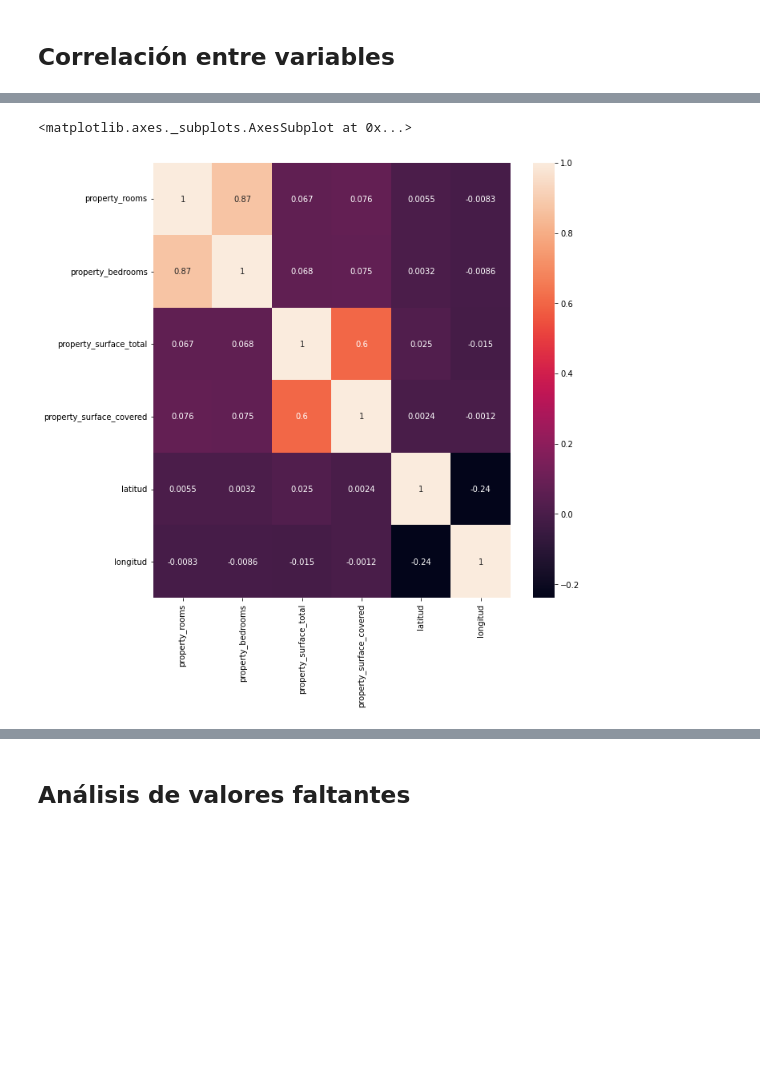
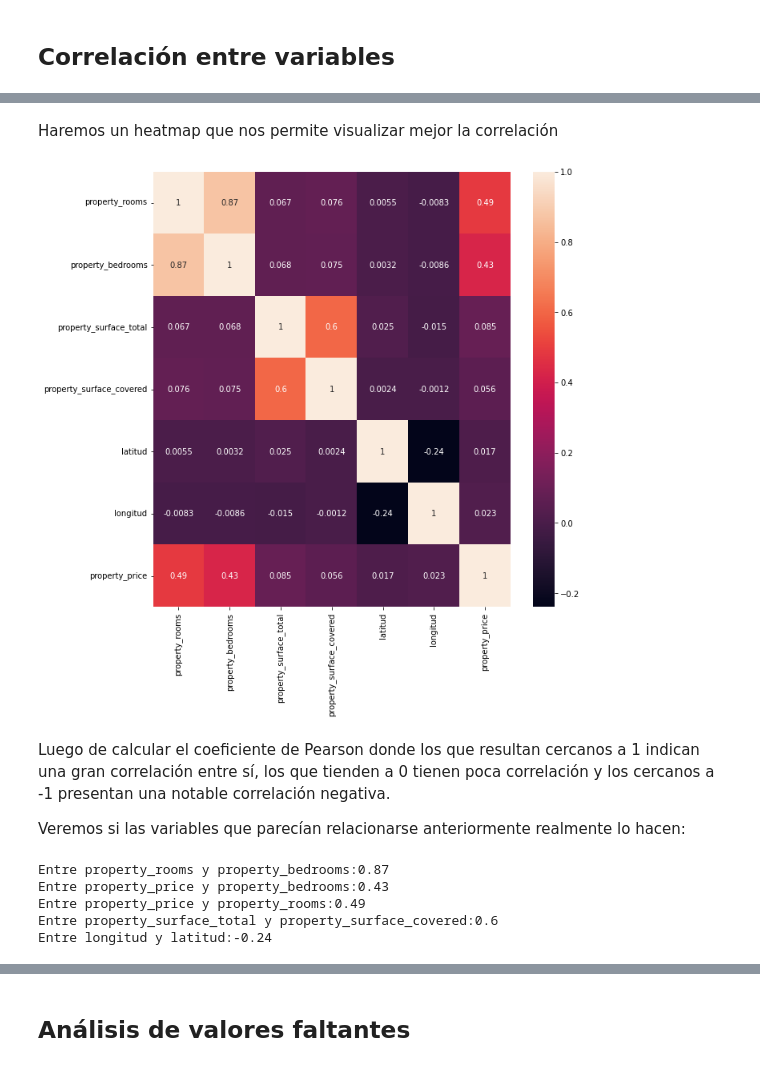
Before and after one commit to Naza26/7506R-2C2022-GRUPO01, a Jupyter notebook: 7506R_TP1_GRUPO1_ENTREGA.ipynb, the cells around one changed output, grey strips where cells are left out. Saved outputs shown, nothing was run; the diff lists cells and outputs as text; code cells hidden in the pictures; blank space fills up the shorter version.

Commit message:
feat(correlaciones): analisis de correlaciones completo y property_price agregado a continuas

```diff
--- a/7506R_TP1_GRUPO1_ENTREGA.ipynb
+++ b/7506R_TP1_GRUPO1_ENTREGA.ipynb
@@ -226,7 +226,7 @@ Analizando los tipos de dato de los campos:
 
 categoricas = ['start_date', 'end_date', 'place_l2', 'place_l3', 'place_l4', 'place_l5', 'place_l6', 'operation', 'property_type', 'property_currency', 'property_title']
 cuantitativas_discretas = ['property_rooms', 'property_bedrooms', 'property_surface_total', 'property_surface_covered']
-cuantitativas_continuas = ['latitud', 'longitud']
+cuantitativas_continuas = ['latitud', 'longitud','property_price']
 tipos_de_variable = {'Categoricas': categoricas, 'Ordinales': [], 'Cuantitativas Discretas': cuantitativas_discretas, 'Cuantitativas Continuas': cuantitativas_discretas}
 
 cuantitativas = cuantitativas_discretas + cuantitativas_continuas
@@ -640,7 +647,21 @@ quantitative_dataset.corr()
+# %% [markdown]
+Haremos un heatmap que nos permite visualizar mejor la correlación
 # %%
-# Analizar las correlaciones existentes entre las variables.
 plt.figure(figsize=(10, 10))
-sns.heatmap(quantitative_dataset.corr(), annot=True)
+ax = sns.heatmap(quantitative_dataset.corr(), annot=True)
 # %% [output]
-<matplotlib.axes._subplots.AxesSubplot at 0x...>
-[figure, old version]
+[figure, new version]
+# %% [markdown]
+Luego de calcular el coeficiente de Pearson donde los que resultan cercanos a 1 indican una gran correlación entre sí, los que tienden a 0 tienen poca correlación y los cercanos a -1 presentan una notable correlación negativa.
+
+Veremos si las variables que parecían relacionarse anteriormente realmente lo hacen:
+# %%
+posible_correlations = [('property_rooms','property_bedrooms'),('property_price','property_bedrooms'),('property_price','property_rooms'),('property_surface_total','property_surface_covered'),('longitud','latitud')]
+for corr in posible_correlations:
+  print(f"Entre {corr[0]} y {corr[1]}:{round(correlations.loc[corr[0],corr[1]],2)}")
+# %% [output]
+Entre property_rooms y property_bedrooms:0.87
+Entre property_price y property_bedrooms:0.43
+Entre property_price y property_rooms:0.49
+Entre property_surface_total y property_surface_covered:0.6
+Entre longitud y latitud:-0.24
```
Also changed, not shown: parts of 7 cells of this notebook.
